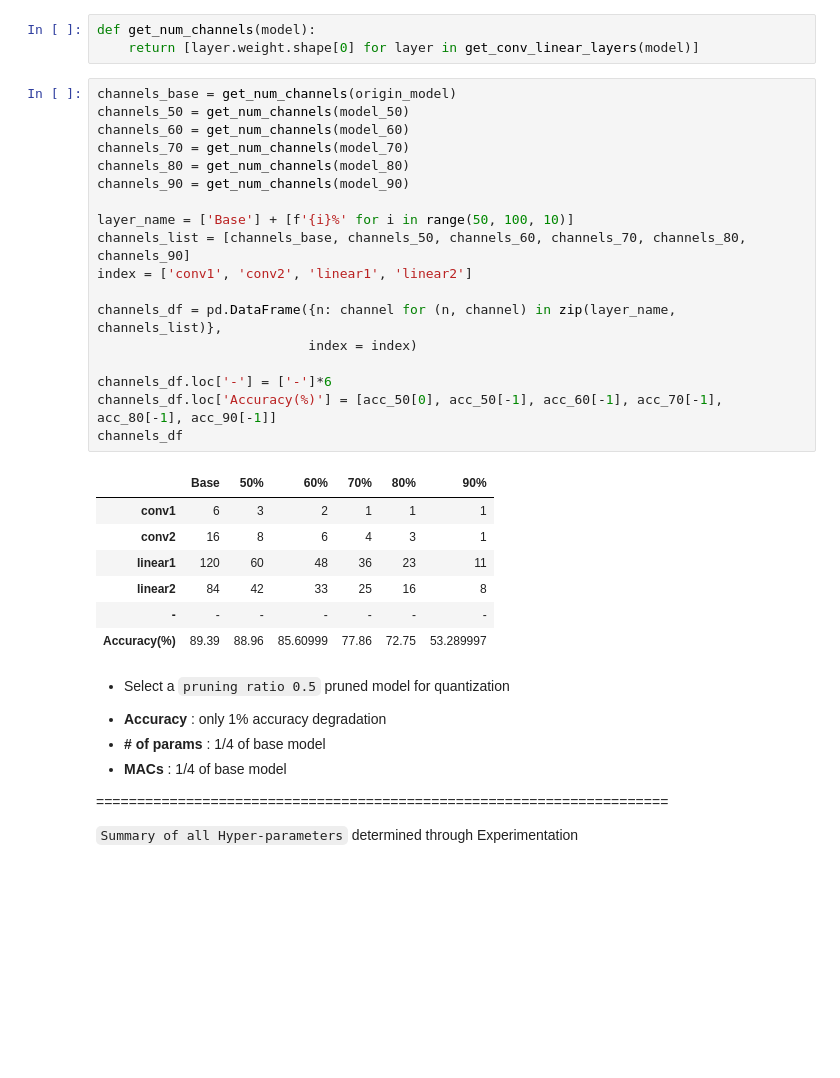
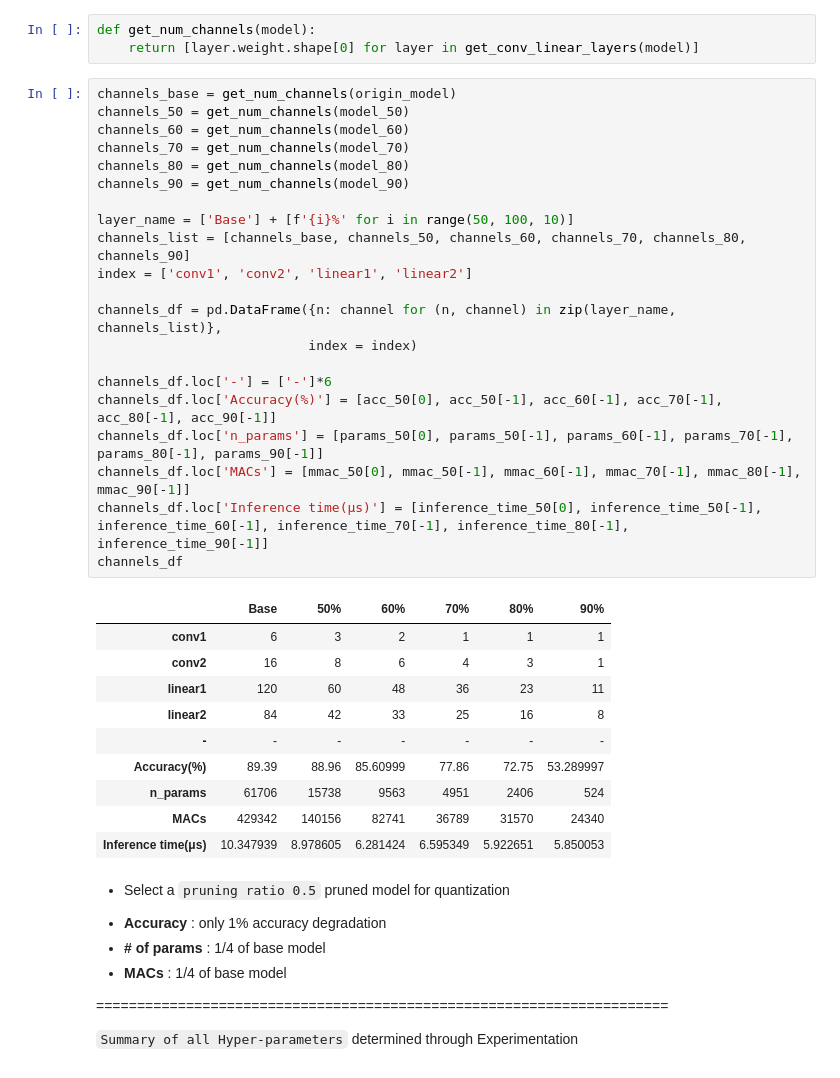
Before and after one commit to yewonkim01/Model-Compression-via-Pruning-Quantization-on-JetsonNano, a Jupyter notebook: experiment.ipynb, the cells around one changed output. Cells and saved outputs as stored; diff of their text form; blank space fills up the shorter version.

```diff
--- a/experiment.ipynb
+++ b/experiment.ipynb
@@ -561,29 +561,35 @@ def get_num_channels(model):
 # %%
 channels_base = get_num_channels(origin_model)
 channels_50 = get_num_channels(model_50)
 channels_60 = get_num_channels(model_60)
 channels_70 = get_num_channels(model_70)
 channels_80 = get_num_channels(model_80)
 channels_90 = get_num_channels(model_90)
 
 layer_name = ['Base'] + [f'{i}%' for i in range(50, 100, 10)]
 channels_list = [channels_base, channels_50, channels_60, channels_70, channels_80, channels_90]
 index = ['conv1', 'conv2', 'linear1', 'linear2']
 
 channels_df = pd.DataFrame({n: channel for (n, channel) in zip(layer_name, channels_list)},
                            index = index)
 
 channels_df.loc['-'] = ['-']*6
 channels_df.loc['Accuracy(%)'] = [acc_50[0], acc_50[-1], acc_60[-1], acc_70[-1], acc_80[-1], acc_90[-1]]
+channels_df.loc['n_params'] = [params_50[0], params_50[-1], params_60[-1], params_70[-1], params_80[-1], params_90[-1]]
+channels_df.loc['MACs'] = [mmac_50[0], mmac_50[-1], mmac_60[-1], mmac_70[-1], mmac_80[-1], mmac_90[-1]]
+channels_df.loc['Inference time(μs)'] = [inference_time_50[0], inference_time_50[-1], inference_time_60[-1], inference_time_70[-1], inference_time_80[-1], inference_time_90[-1]]
 channels_df
 # %% [output]
 |  | Base | 50% | 60% | 70% | 80% | 90% |
 | conv1 | 6 | 3 | 2 | 1 | 1 | 1 |
 | conv2 | 16 | 8 | 6 | 4 | 3 | 1 |
 | linear1 | 120 | 60 | 48 | 36 | 23 | 11 |
 | linear2 | 84 | 42 | 33 | 25 | 16 | 8 |
 | - | - | - | - | - | - | - |
 | Accuracy(%) | 89.39 | 88.96 | 85.60999 | 77.86 | 72.75 | 53.289997 |
+| n_params | 61706 | 15738 | 9563 | 4951 | 2406 | 524 |
+| MACs | 429342 | 140156 | 82741 | 36789 | 31570 | 24340 |
+| Inference time(μs) | 10.347939 | 8.978605 | 6.281424 | 6.595349 | 5.922651 | 5.850053 |
 # %% [markdown]
 * Select a `pruning ratio 0.5` pruned model for quantization
 
```
Also changed, not shown: parts of 7 cells of this notebook.
